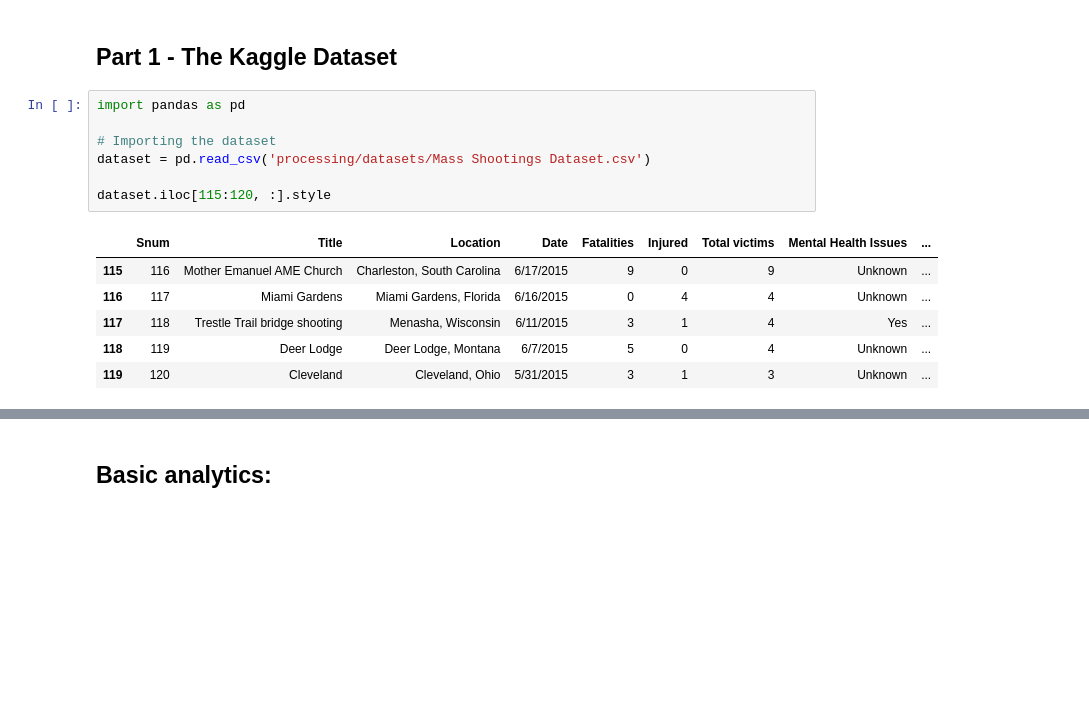
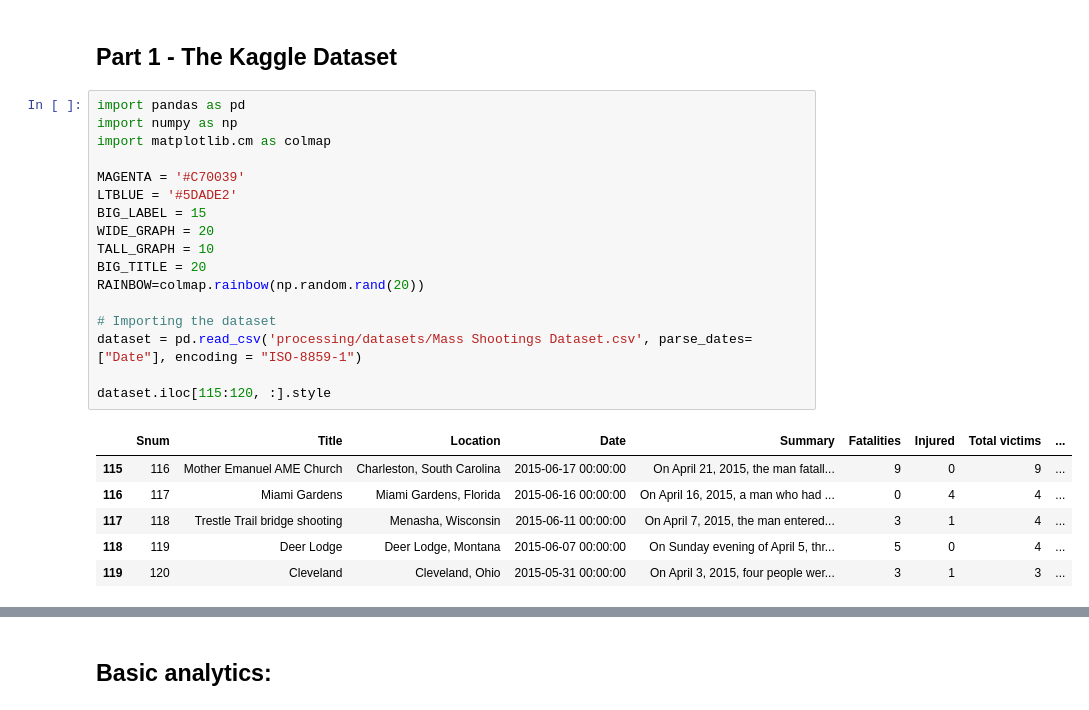
Before and after one commit to nikolaevra/us-mass-shootings-notebook, a Jupyter notebook: US Mass Shootings.ipynb, the cells around one changed output, grey strips where cells are left out. Drawn from its saved outputs; the diff is of its cells as text; blank space fills up the shorter version.

```diff
--- a/US Mass Shootings.ipynb
+++ b/US Mass Shootings.ipynb
@@ -10,15 +10,25 @@ All of the graphs and information are completely free to use, if you have any qu
 ## Part 1 - The Kaggle Dataset
 # %%
 import pandas as pd
+import numpy as np
+import matplotlib.cm as colmap
+
+MAGENTA = '#C70039'
+LTBLUE = '#5DADE2'
+BIG_LABEL = 15
+WIDE_GRAPH = 20
+TALL_GRAPH = 10
+BIG_TITLE = 20
+RAINBOW=colmap.rainbow(np.random.rand(20))
 
 # Importing the dataset
-dataset = pd.read_csv('processing/datasets/Mass Shootings Dataset.csv')
+dataset = pd.read_csv('processing/datasets/Mass Shootings Dataset.csv', parse_dates=["Date"], encoding = "ISO-8859-1")
 
 dataset.iloc[115:120, :].style
 # %% [output]
-|  | Snum | Title | Location | Date | Fatalities | Injured | Total victims | Mental Health Issues | ... |
-| 115 | 116 | Mother Emanuel AME Church | Charleston, South Carolina | 6/17/2015 | 9 | 0 | 9 | Unknown | ... |
-| 116 | 117 | Miami Gardens | Miami Gardens, Florida | 6/16/2015 | 0 | 4 | 4 | Unknown | ... |
-| 117 | 118 | Trestle Trail bridge shooting | Menasha, Wisconsin | 6/11/2015 | 3 | 1 | 4 | Yes | ... |
-| 118 | 119 | Deer Lodge | Deer Lodge, Montana | 6/7/2015 | 5 | 0 | 4 | Unknown | ... |
-| 119 | 120 | Cleveland | Cleveland, Ohio | 5/31/2015 | 3 | 1 | 3 | Unknown | ... |
+|  | Snum | Title | Location | Date | Summary | Fatalities | Injured | Total victims | ... |
+| 115 | 116 | Mother Emanuel AME Church | Charleston, South Carolina | 2015-06-17 00:00:00 | On April 21, 2015, the man fatall... | 9 | 0 | 9 | ... |
+| 116 | 117 | Miami Gardens | Miami Gardens, Florida | 2015-06-16 00:00:00 | On April 16, 2015, a man who had ... | 0 | 4 | 4 | ... |
+| 117 | 118 | Trestle Trail bridge shooting | Menasha, Wisconsin | 2015-06-11 00:00:00 | On April 7, 2015, the man entered... | 3 | 1 | 4 | ... |
+| 118 | 119 | Deer Lodge | Deer Lodge, Montana | 2015-06-07 00:00:00 | On Sunday evening of April 5, thr... | 5 | 0 | 4 | ... |
+| 119 | 120 | Cleveland | Cleveland, Ohio | 2015-05-31 00:00:00 | On April 3, 2015, four people wer... | 3 | 1 | 3 | ... |
```
Also changed, not shown: parts of 33 cells of this notebook, 3 other files.
